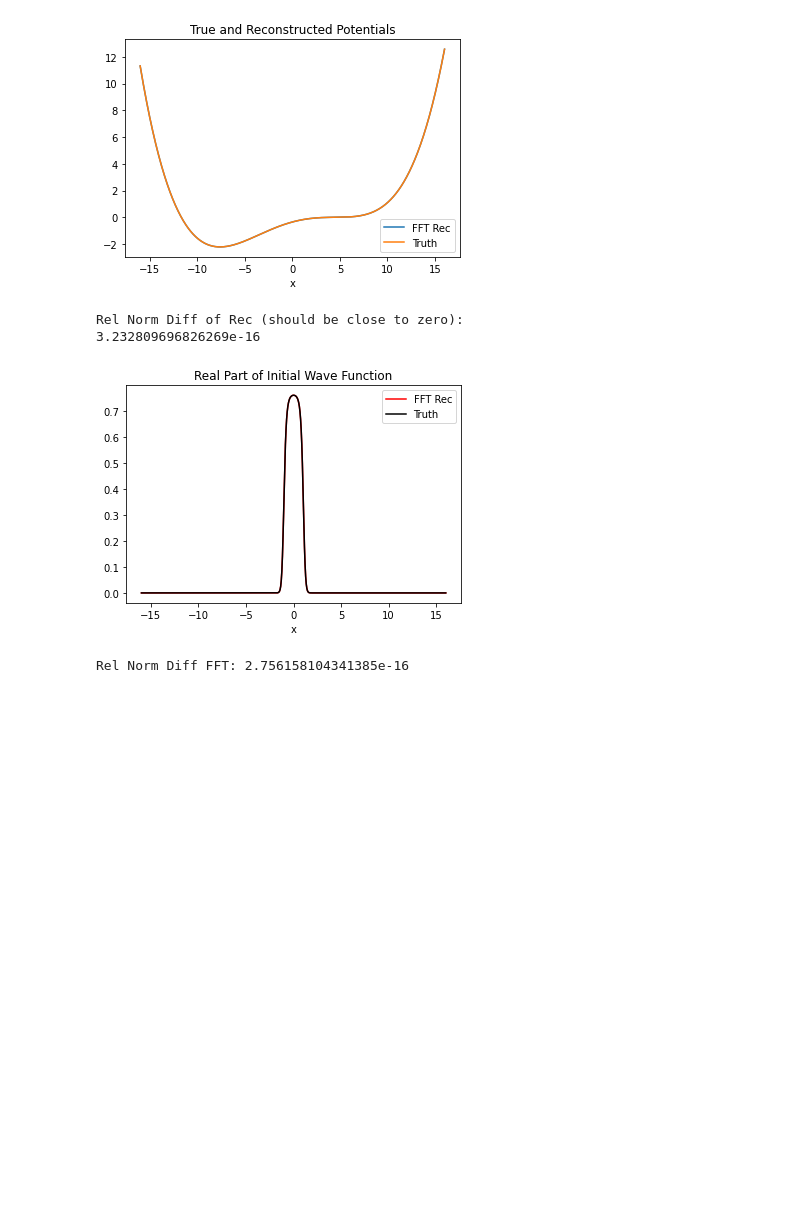
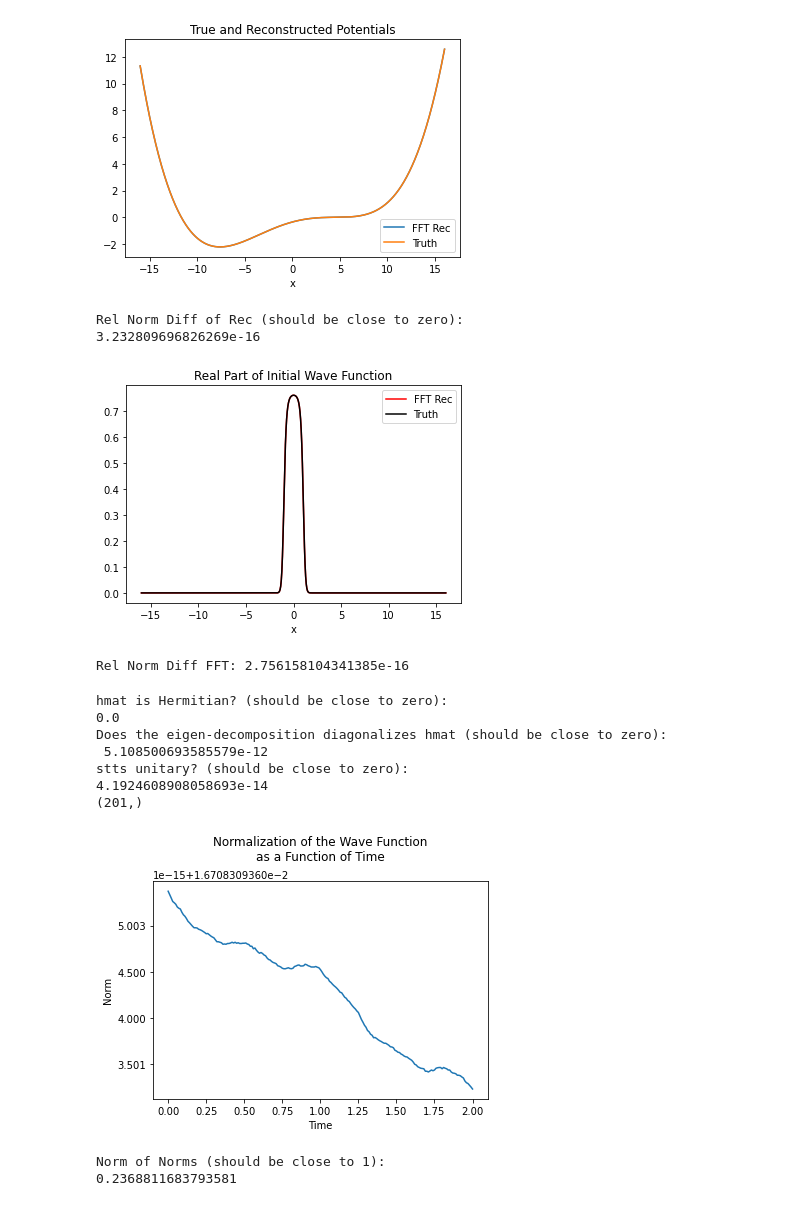
Before and after one commit to kbcollins/tdse, a Jupyter notebook: tdse-adj-gauss-train-data-gen-kbc.ipynb, the cells around one changed output. Drawn from its saved outputs; the diff is of its cells as text; code cells hidden in the pictures; blank space fills up the shorter version.

Commit message:
In tdse-adj-gauss-train-data-gen-kbc.ipynb, added method for propagating system

```diff
--- a/tdse-adj-gauss-train-data-gen-kbc.ipynb
+++ b/tdse-adj-gauss-train-data-gen-kbc.ipynb
@@ -198,2 +196,81 @@ Rel Norm Diff FFT: 2.756158104341385e-16
+# %%
+# solve the forward problem and generate amat
+
+# set the size of a time step
+dt = 0.01
+
+# set the number of time steps to take starting from
+# the initial state (a single trajectory should be
+# nts + 1 states, this includes the initial state)
+nts = 200
+
+# construct the kinetic operator matrix representation
+# in the Fourier basis (this is constant for a given system)
+kmat = np.diag(np.arange(-nF, nF+1) ** 2 * np.pi ** 2 / (2 * l ** 2))
+
+# set the number of elements to be stored for the Toeplitz
+# representation of the potential operator in the Fourier
+# basis representation (this is a method of dimensionality
+# reduction)
+ntoe = 2 * nF + 1
+
+# construct the potential operator matrix representation
+# in the Fourier basis (this depends on the potential function)
+toeFvvec = Fvvec[:ntoe] * (-1) ** np.arange(ntoe)
+vmat = toeplitz(toeFvvec, toeFvvec.conj())
+
+# construct the Hamiltonian operator matrix representation
+# in the Fourier basis
+hmat = kmat + vmat
+# check hmat is Hermitian
+print('hmat is Hermitian? (should be close to zero):', nl.norm(hmat - hmat.T.conj()), sep='\n')
+
+# perform an eigen-decomposition of hmat
+spc, stts = np.linalg.eigh(hmat)
+# check that the eigen-decomposition diagonalizes hmat
+# if this is close to zero then
+# hmat = states @ np.diag(spec) @ np.conj(states).T
+print('Does the eigen-decomposition diagonalizes hmat (should be close to zero):\n', nl.norm(hmat @ stts - stts @ np.diag(spc)))
+
+# check that the eigenstates are unitary
+print('stts unitary? (should be close to zero):', nl.norm(stts @ stts.conj().T - np.eye(ntoe)), sep='\n')
+
+# make the matrix for propagating the "a" state vector
+propamat = stts @ np.diag(np.exp(-1j * spc * dt)) @ np.conj(stts.T)
+
+# propagate the system starting from the initial "a" state
+amat = np.zeros((nts + 1, ntoe), dtype=np.complex128)
+amat[0,:] = np.copy(Fnormpsi0vec[:ntoe])
+for i in range(nts):
+    amat[i+1,:] = propamat @ amat[i,:]
+
+# convert amat to a matrix of real space wave functions
+psimat = amat @ Fmat
+
+# check that each wave function is normalized to 1
+# this should produce a graph with a line that is almost
+# completely horizontal at 1
+psimatnormvec = si.trapezoid(np.abs(psimat) ** 2, xvec, axis=1)
+# psimatnormvec = np.sum(np.abs(psimat)**2, axis=1) * dx
+print(psimatnormvec.shape)
+plt.plot(np.arange(nts + 1) * dt, psimatnormvec)
+plt.title('Normalization of the Wave Function\nas a Function of Time\n')
+plt.xlabel('Time')
+plt.ylabel('Norm')
+plt.show()
+# norm difference of wave function normalization check,
+# this should be close to 1
+print('Norm of Norms (should be close to 1):', nl.norm(psimatnormvec), sep='\n')
+# %% [output]
+hmat is Hermitian? (should be close to zero):
+0.0
+Does the eigen-decomposition diagonalizes hmat (should be close to zero):
+ 5.108500693585579e-12
+stts unitary? (should be close to zero):
+4.1924608908058693e-14
+(201,)
+[figure, added]
+Norm of Norms (should be close to 1):
+0.2368811683793581
 # %%
 # store computed amat to disk
```
Also changed, not shown: parts of 1 cell of this notebook, 1 other file.
